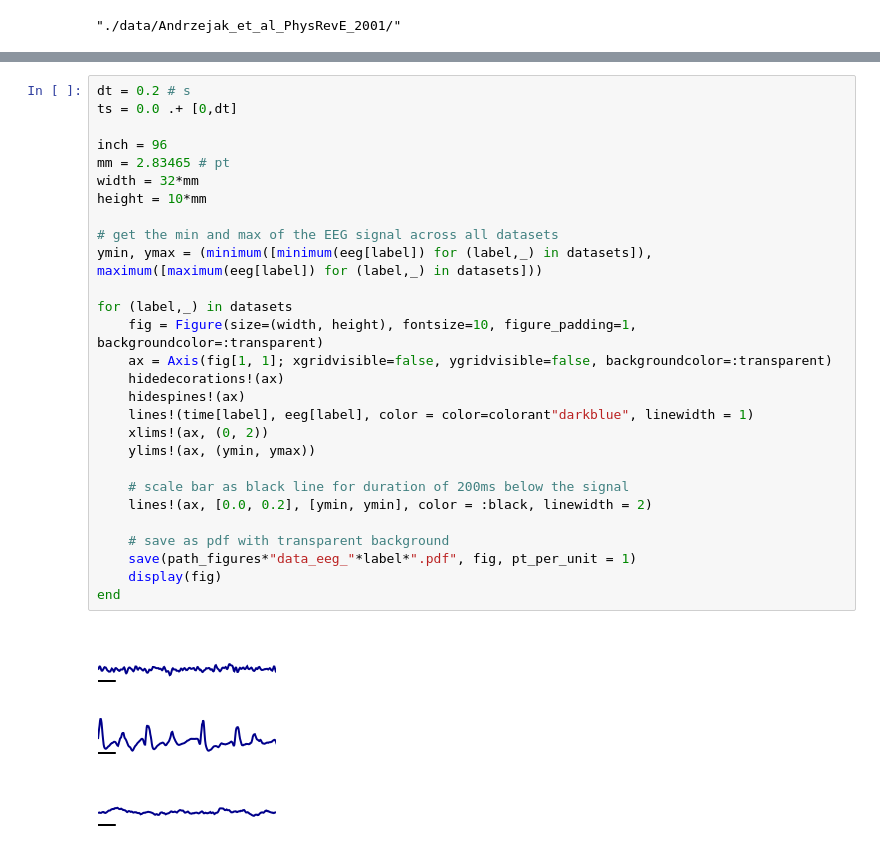
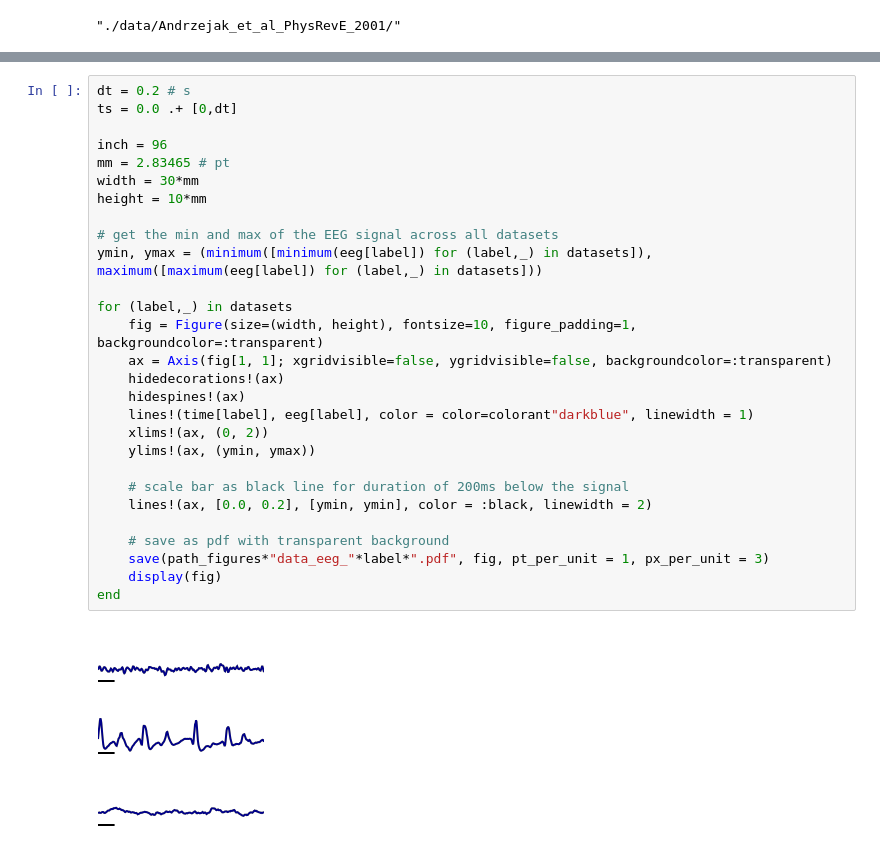
Before and after one commit to Priesemann-Group/perspective_heart_and_brain, a Jupyter notebook: notebooks_figures_paper/data_eeg.ipynb, the cells around one changed output, grey strips where cells are left out. Cells and saved outputs as stored; diff of their text form.

```diff
--- a/notebooks_figures_paper/data_eeg.ipynb
+++ b/notebooks_figures_paper/data_eeg.ipynb
@@ -120,32 +120,32 @@ fig
 # %%
 dt = 0.2 # s
 ts = 0.0 .+ [0,dt]
 
 inch = 96
 mm = 2.83465 # pt
-width = 32*mm
+width = 30*mm
 height = 10*mm
 
 # get the min and max of the EEG signal across all datasets
 ymin, ymax = (minimum([minimum(eeg[label]) for (label,_) in datasets]), maximum([maximum(eeg[label]) for (label,_) in datasets]))
 
 for (label,_) in datasets
     fig = Figure(size=(width, height), fontsize=10, figure_padding=1, backgroundcolor=:transparent)
     ax = Axis(fig[1, 1]; xgridvisible=false, ygridvisible=false, backgroundcolor=:transparent)
     hidedecorations!(ax)
     hidespines!(ax)
     lines!(time[label], eeg[label], color = color=colorant"darkblue", linewidth = 1)
     xlims!(ax, (0, 2))
     ylims!(ax, (ymin, ymax))
 
     # scale bar as black line for duration of 200ms below the signal
     lines!(ax, [0.0, 0.2], [ymin, ymin], color = :black, linewidth = 2)
 
     # save as pdf with transparent background
-    save(path_figures*"data_eeg_"*label*".pdf", fig, pt_per_unit = 1)
+    save(path_figures*"data_eeg_"*label*".pdf", fig, pt_per_unit = 1, px_per_unit = 3)
     display(fig)
 end
 # %% [output]
-[figure, old version]
+[figure, new version]
-[figure, old version]
+[figure, new version]
-[figure, old version]
+[figure, new version]
```
Also changed, not shown: parts of 3 cells of this notebook, 4 other files.
